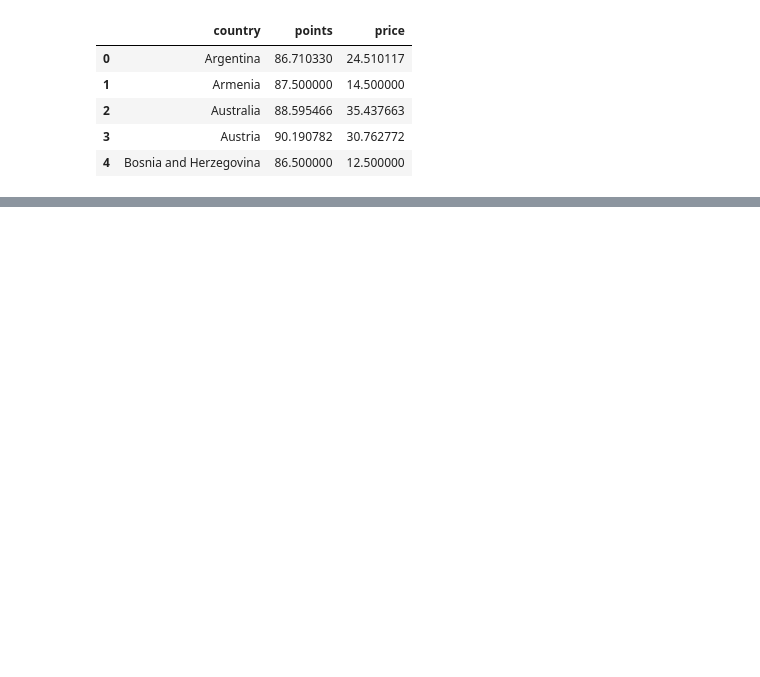
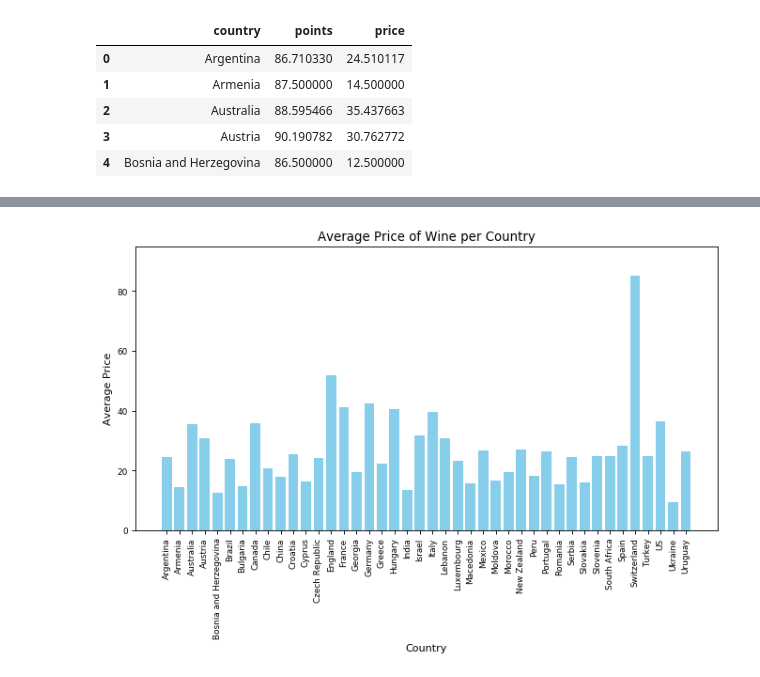
Before and after one commit to renatonico/Pygeons, a Jupyter notebook: notebooks/matt.ipynb, the cells around one changed output, grey strips where cells are left out. Drawn from its saved outputs; the diff is of its cells as text; code cells hidden in the pictures; blank space fills up the shorter version.

```diff
--- a/notebooks/matt.ipynb
+++ b/notebooks/matt.ipynb
@@ -197,13 +220,15 @@ Text(0.5, 1.0, 'Country vs. Points')
 # %%
-from matplotlib.pyplot import figure
-figure(num=None, figsize=(10, 5), dpi=80, facecolor='w', edgecolor='k')
-
-plt.bar(df_variety["country"], df_variety["price"], color='b')
+#l1= ax.bar(df_variety["country"], df_variety["points"], color='g')
+fig, ax= plt.subplots(num=1,figsize=(10,5), dpi=80, facecolor='w', edgecolor='k')
+l1= ax.bar(df_variety["country"], df_variety["price"], color='skyblue')
 plt.ylim([0,95])
 plt.xticks(rotation=90, fontsize=5)
 plt.xticks(size = 8)
 plt.yticks(size = 8)
 plt.xticks(rotation=90)
 plt.xlabel("Country")
-plt.ylabel("Average Price per Country")
-plt.title("Country vs. Price")
+plt.ylabel("Average Price")
+plt.title("Average Price of Wine per Country")
+plt.show()
+# %% [output]
+[figure, added]
```
Also changed, not shown: parts of 49 cells of this notebook.
